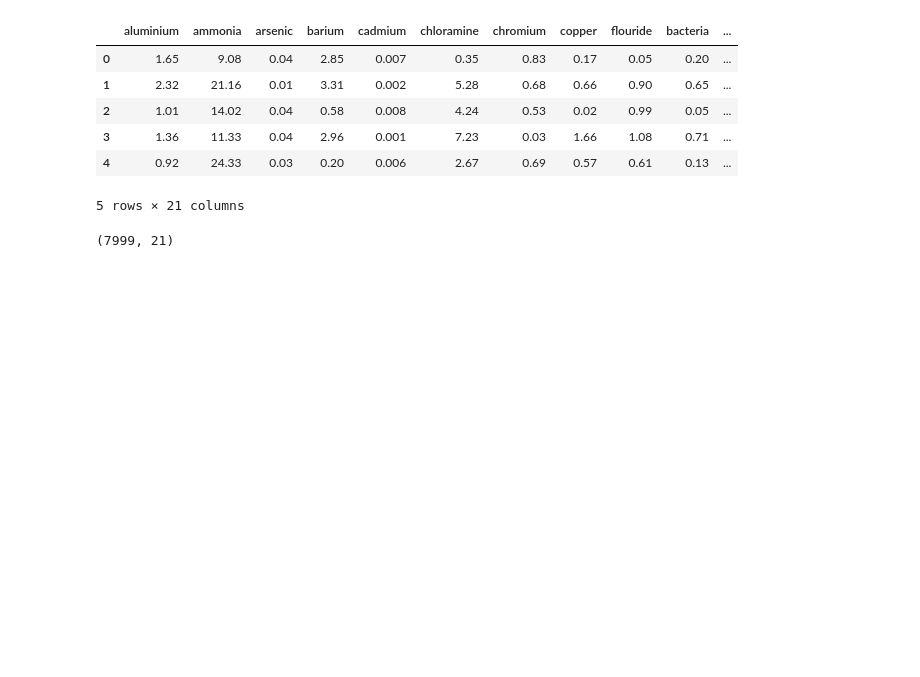
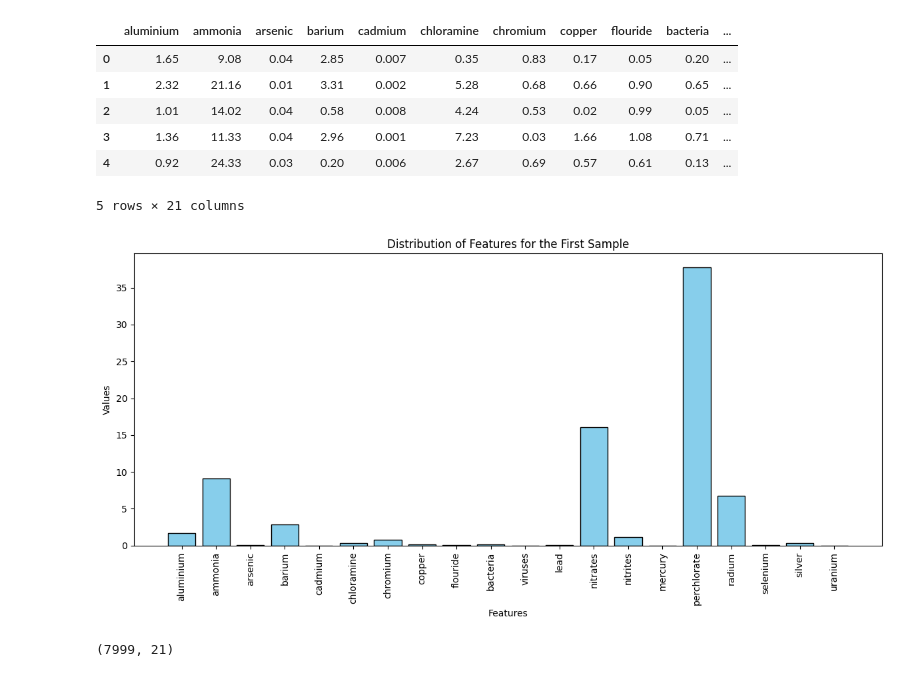
Before and after one commit to mojanshadkar/2023_ML_EES, a Jupyter notebook: Final_project_Water_quality.ipynb, the cells around one changed output. Cells and saved outputs as stored; diff of their text form; code cells hidden in the pictures; blank space fills up the shorter version.

```diff
--- a/Final_project_Water_quality.ipynb
+++ b/Final_project_Water_quality.ipynb
@@ -22,6 +29,22 @@ df.head()
 | 3 | 1.36 | 11.33 | 0.04 | 2.96 | 0.001 | 7.23 | 0.03 | 1.66 | 1.08 | 0.71 | ... |
 | 4 | 0.92 | 24.33 | 0.03 | 0.20 | 0.006 | 2.67 | 0.69 | 0.57 | 0.61 | 0.13 | ... |
 5 rows × 21 columns
+# %%
+features = df.iloc[0, :-1]
+
+# Create a histogram for the features from the first row
+plt.figure(figsize=(12, 6))
+plt.bar(features.index, features.values, color='skyblue', edgecolor='black')
+
+# Add titles and labels
+plt.title('Distribution of Features for the First Sample')
+plt.xlabel('Features')
+plt.ylabel('Values')
+plt.xticks(rotation=90)  # Rotate the x-axis labels for better readability
+plt.tight_layout()  # Adjust layout to fit all labels
+plt.show()
+# %% [output]
+[figure, added]
 # %%
 df.shape
 # %% [output]
```
Also changed, not shown: parts of 43 cells of this notebook.
